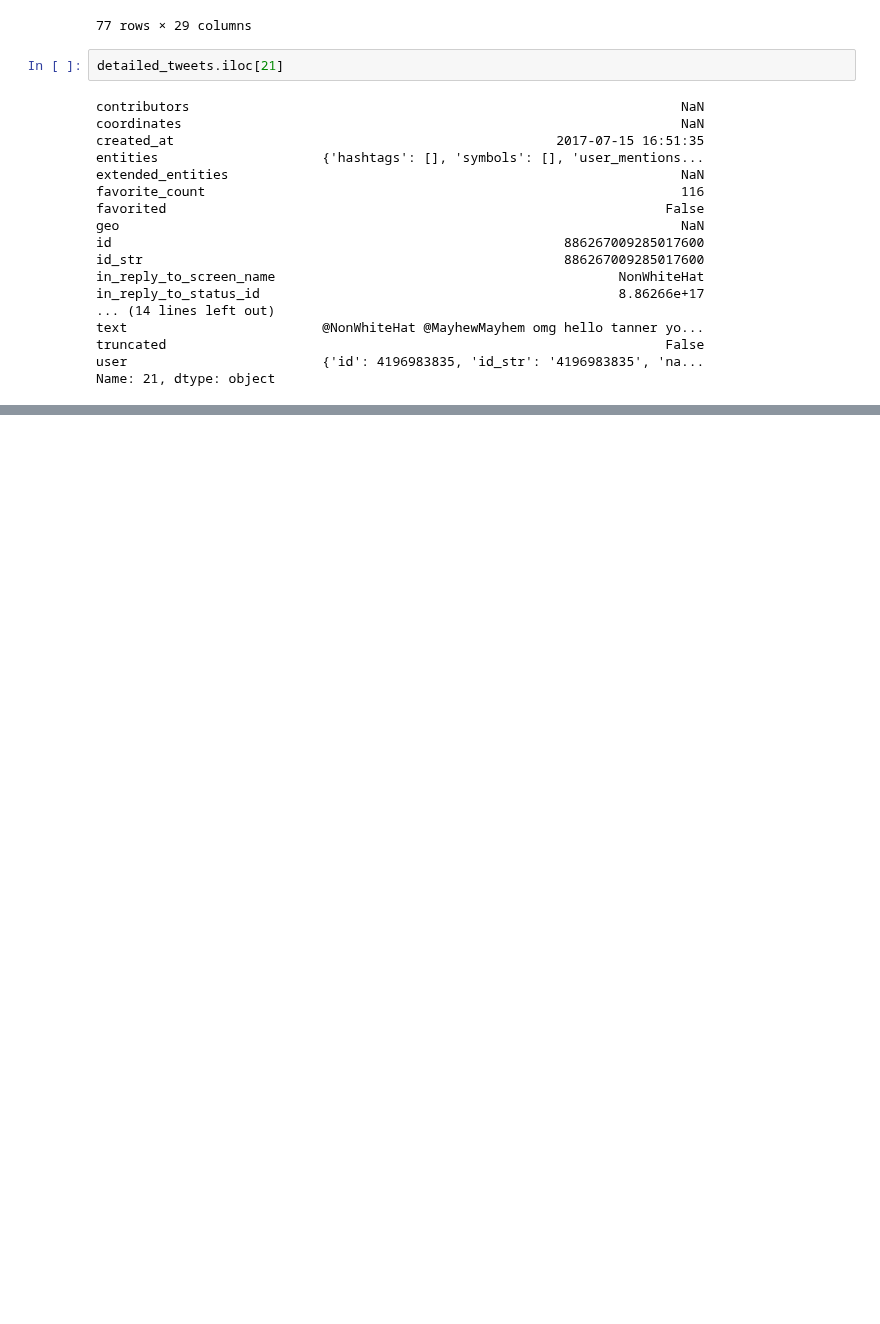
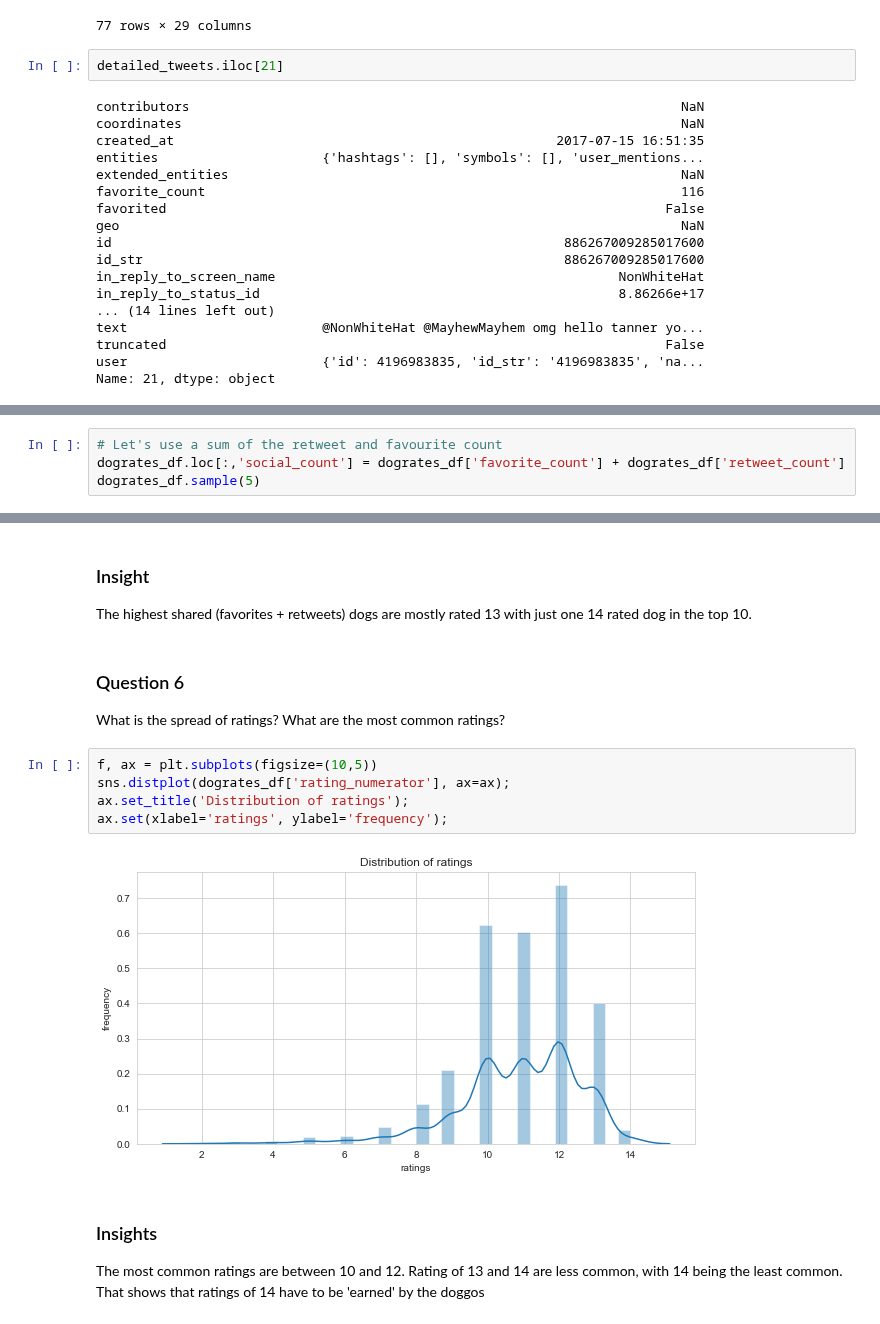
Before and after one commit to ksprashu/Data-Analysis-Projects, a Jupyter notebook: analyze_weratedogs_data/wrangle_act.ipynb, the cells around one changed output, grey strips where cells are left out. Cells and saved outputs as stored; diff of their text form; blank space fills up the shorter version.

```diff
--- a/analyze_weratedogs_data/wrangle_act.ipynb
+++ b/analyze_weratedogs_data/wrangle_act.ipynb
@@ -481,0 +1463,4 @@ Name: 21, dtype: object
+# %%
+# Let's use a sum of the retweet and favourite count
+dogrates_df.loc[:,'social_count'] = dogrates_df['favorite_count'] + dogrates_df['retweet_count']
+dogrates_df.sample(5)
@@ -481,0 +1536,16 @@ Name: 21, dtype: object
+# %% [markdown]
+### Insight
+The highest shared (favorites + retweets) dogs are mostly rated 13 with just one 14 rated dog in the top 10.
+# %% [markdown]
+### Question 6
+What is the spread of ratings? What are the most common ratings?
+# %%
+f, ax = plt.subplots(figsize=(10,5))
+sns.distplot(dogrates_df['rating_numerator'], ax=ax);
+ax.set_title('Distribution of ratings');
+ax.set(xlabel='ratings', ylabel='frequency');
+# %% [output]
+[figure, added]
+# %% [markdown]
+### Insights
+The most common ratings are between 10 and 12. Rating of 13 and 14 are less common, with 14 being the least common. That shows that ratings of 14 have to be 'earned' by the doggos
```
Also changed, not shown: parts of 225 cells of this notebook, 7 other files.
